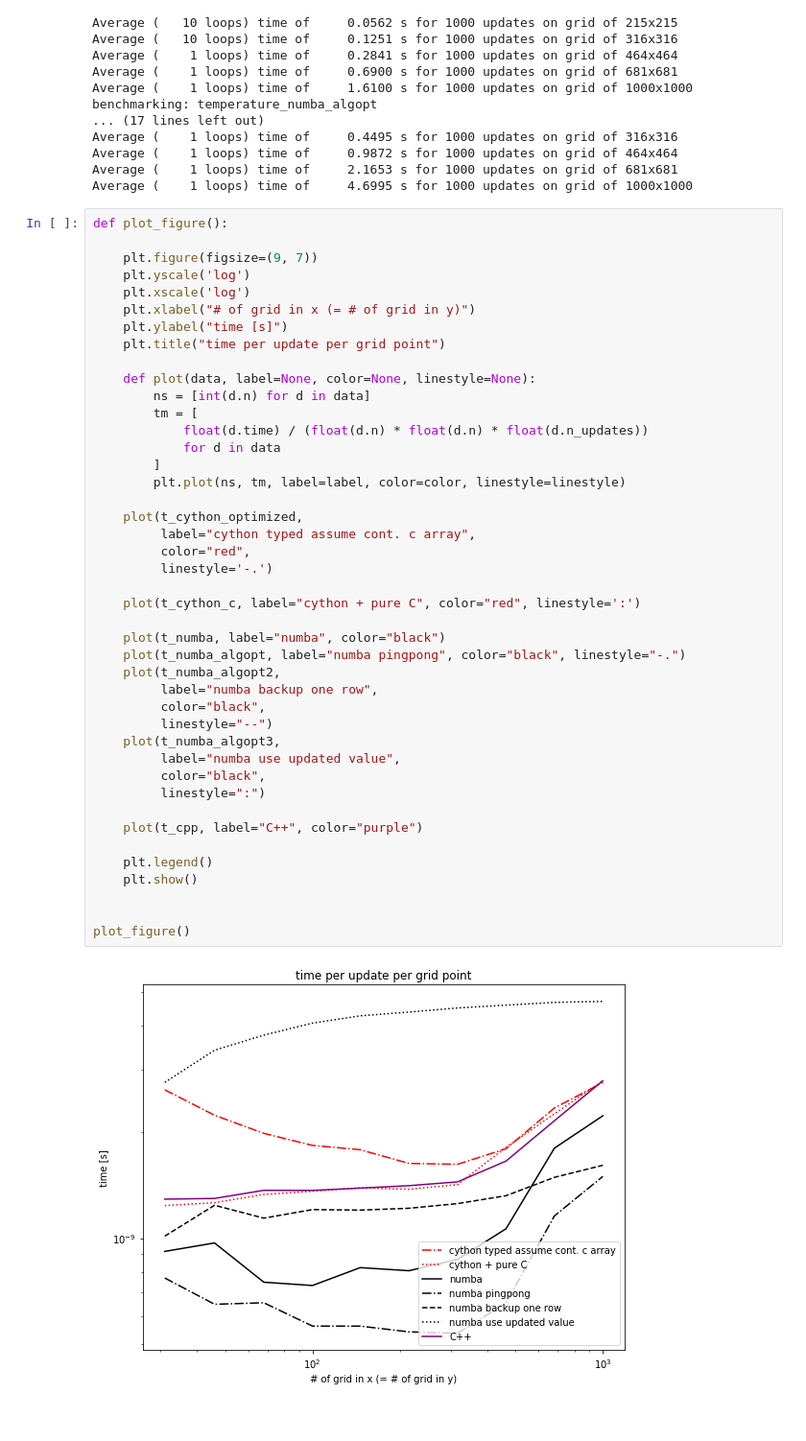
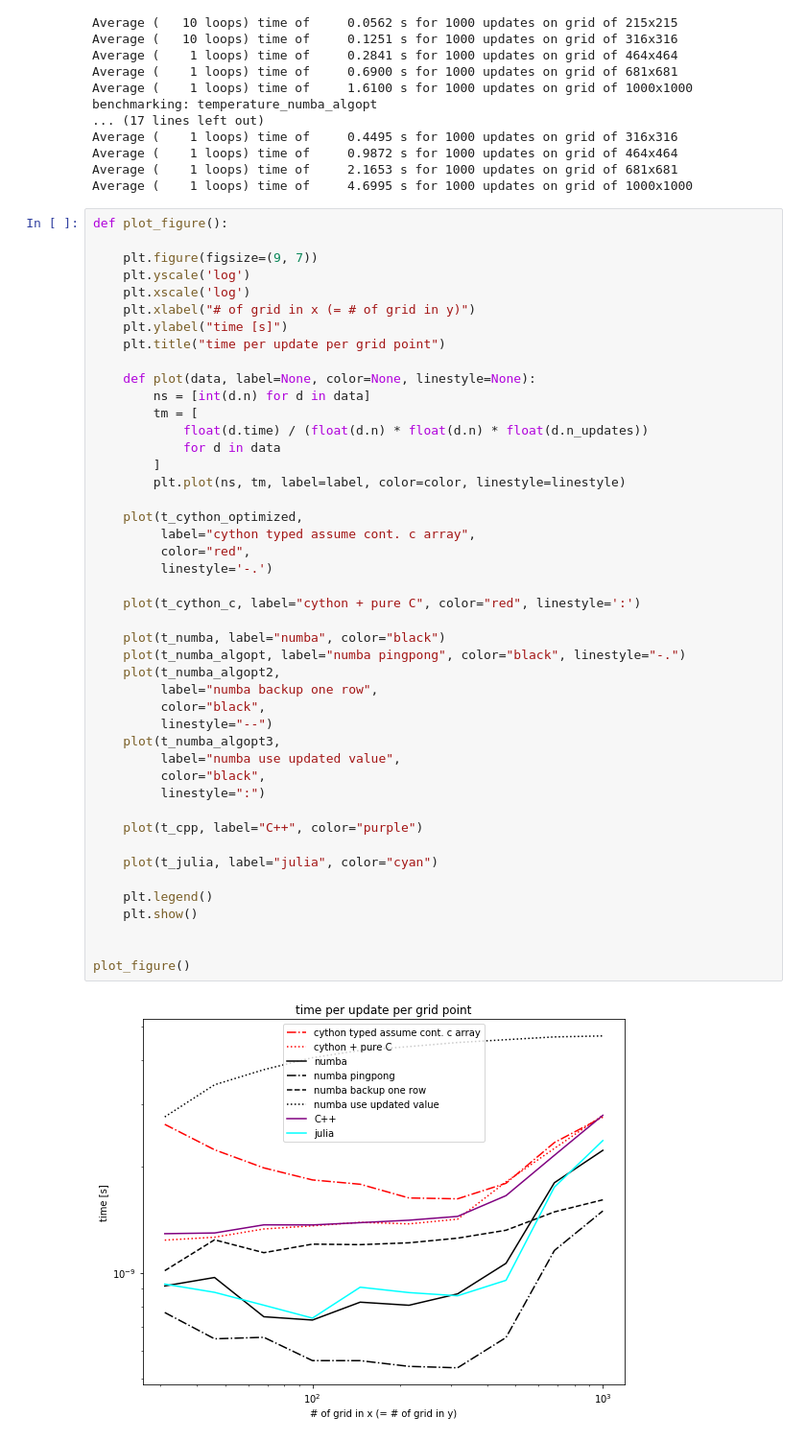
Before and after one commit to lhprojects/blog, a Jupyter notebook: JupyterNotebooks/ComparePythonAccLib.ipynb, the cells around one changed output. Shown at 96% size. Saved outputs shown, nothing was run; the diff lists cells and outputs as text.

Commit message:
julia

```diff
--- a/JupyterNotebooks/ComparePythonAccLib.ipynb
+++ b/JupyterNotebooks/ComparePythonAccLib.ipynb
@@ -1136,31 +1136,33 @@ def plot_figure():
             for d in data
         ]
         plt.plot(ns, tm, label=label, color=color, linestyle=linestyle)
 
     plot(t_cython_optimized,
          label="cython typed assume cont. c array",
          color="red",
          linestyle='-.')
 
     plot(t_cython_c, label="cython + pure C", color="red", linestyle=':')
 
     plot(t_numba, label="numba", color="black")
     plot(t_numba_algopt, label="numba pingpong", color="black", linestyle="-.")
     plot(t_numba_algopt2,
          label="numba backup one row",
          color="black",
          linestyle="--")
     plot(t_numba_algopt3,
          label="numba use updated value",
          color="black",
          linestyle=":")
 
     plot(t_cpp, label="C++", color="purple")
 
+    plot(t_julia, label="julia", color="cyan")
+
     plt.legend()
     plt.show()
 
 
 plot_figure()
 # %% [output]
-[figure, old version]
+[figure, new version]
```
